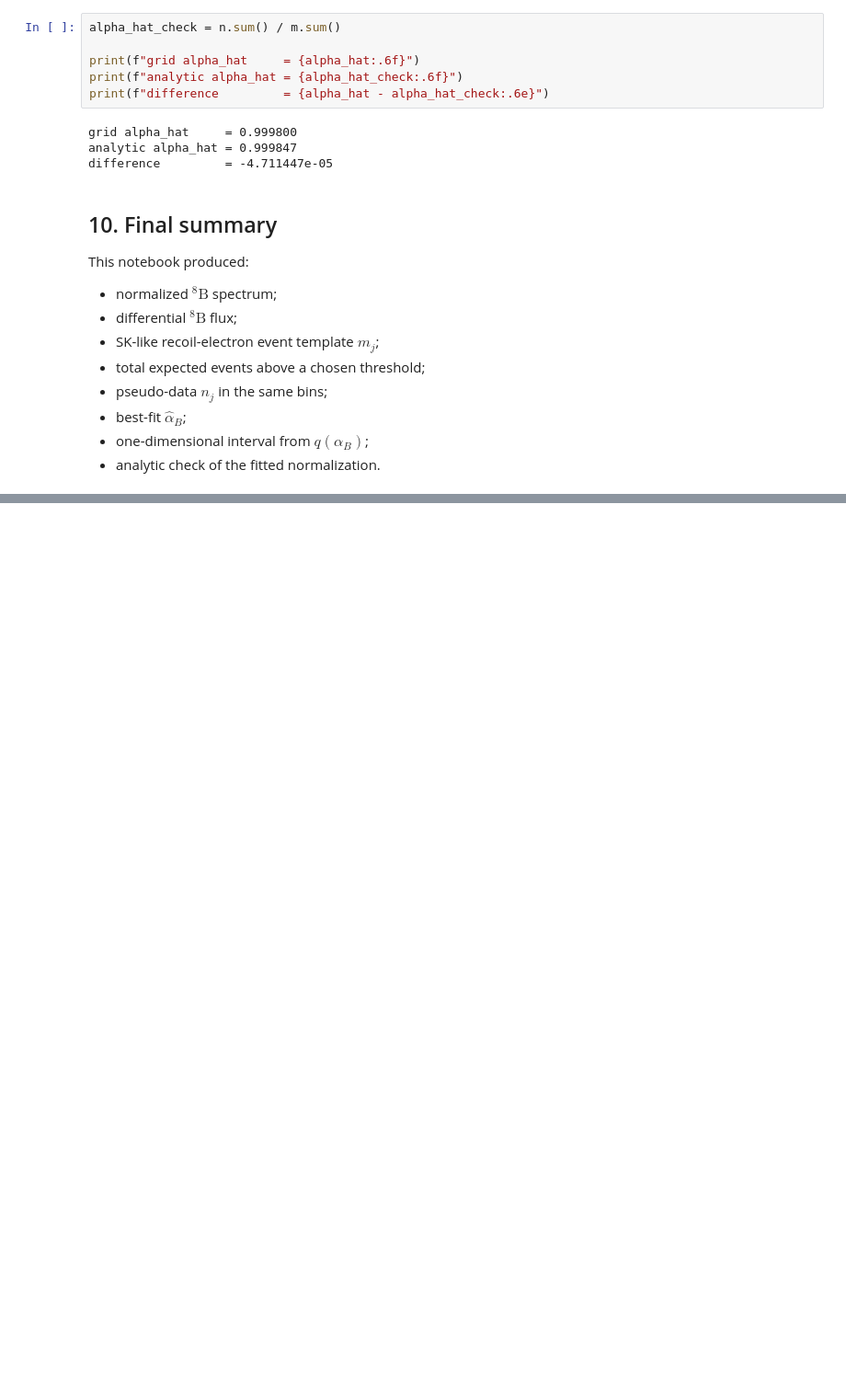
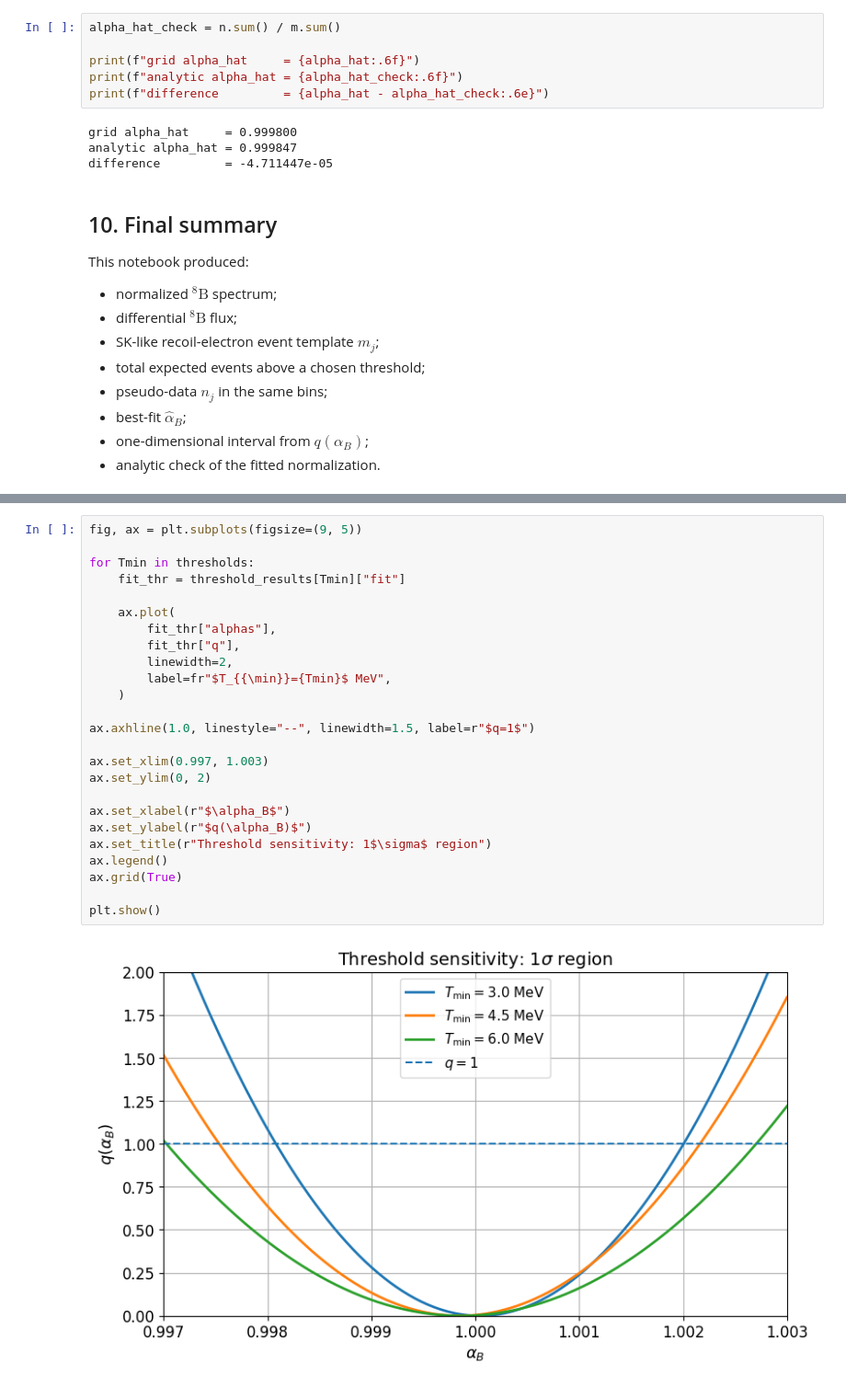
Before and after one commit to MetalWarlock/PQW-2026_Solar-Neutrino_Masterclass, a Jupyter notebook: masterclass1_solar_neutrino_fit_point11_thresholds.ipynb, the cells around one changed output, grey strips where cells are left out. Shown at 92% size. Drawn from its saved outputs; the diff is of its cells as text; blank space fills up the shorter version.

```diff
--- a/masterclass1_solar_neutrino_fit_point11_thresholds.ipynb
+++ b/masterclass1_solar_neutrino_fit_point11_thresholds.ipynb
@@ -820,0 +670,27 @@ The binning test checks that the extracted normalization is not an artifact of a
+# %%
+fig, ax = plt.subplots(figsize=(9, 5))
+
+for Tmin in thresholds:
+    fit_thr = threshold_results[Tmin]["fit"]
+
+    ax.plot(
+        fit_thr["alphas"],
+        fit_thr["q"],
+        linewidth=2,
+        label=fr"$T_{{\min}}={Tmin}$ MeV",
+    )
+
+ax.axhline(1.0, linestyle="--", linewidth=1.5, label=r"$q=1$")
+
+ax.set_xlim(0.997, 1.003)
+ax.set_ylim(0, 2)
+
+ax.set_xlabel(r"$\alpha_B$")
+ax.set_ylabel(r"$q(\alpha_B)$")
+ax.set_title(r"Threshold sensitivity: 1$\sigma$ region")
+ax.legend()
+ax.grid(True)
+
+plt.show()
+# %% [output]
+[figure, added]
```
Also changed, not shown: parts of 31 cells of this notebook.
